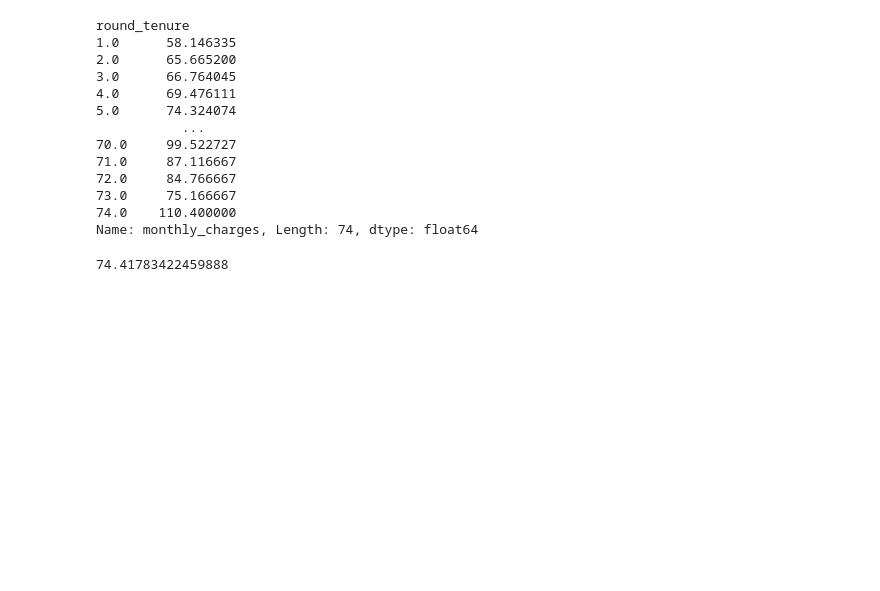
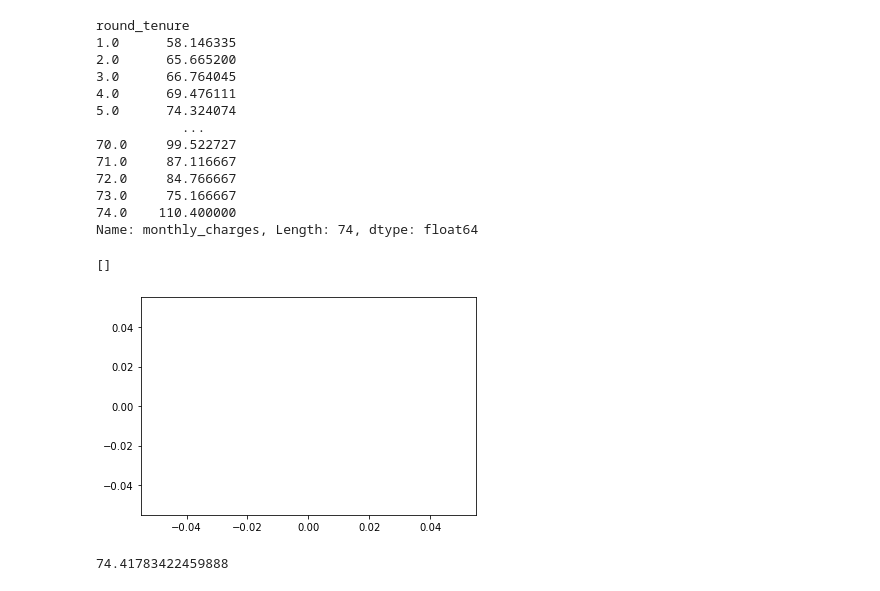
Before and after one commit to raycerna/numpy-pandas-visualization-exercises, a Jupyter notebook: telco_analysis.ipynb, the cells around one changed output. Drawn from its saved outputs; the diff is of its cells as text; code cells hidden in the pictures; blank space fills up the shorter version.

```diff
--- a/telco_analysis.ipynb
+++ b/telco_analysis.ipynb
@@ -201,6 +202,11 @@ round_tenure
 73.0     75.166667
 74.0    110.400000
 Name: monthly_charges, Length: 74, dtype: float64
+# %%
+plt.plot()
+# %% [output]
+[]
+[figure, added]
 # %%
 telco[telco.churn == 'Yes'].monthly_charges.mean()
 # %% [output]
```
Also changed, not shown: parts of 17 cells of this notebook.
